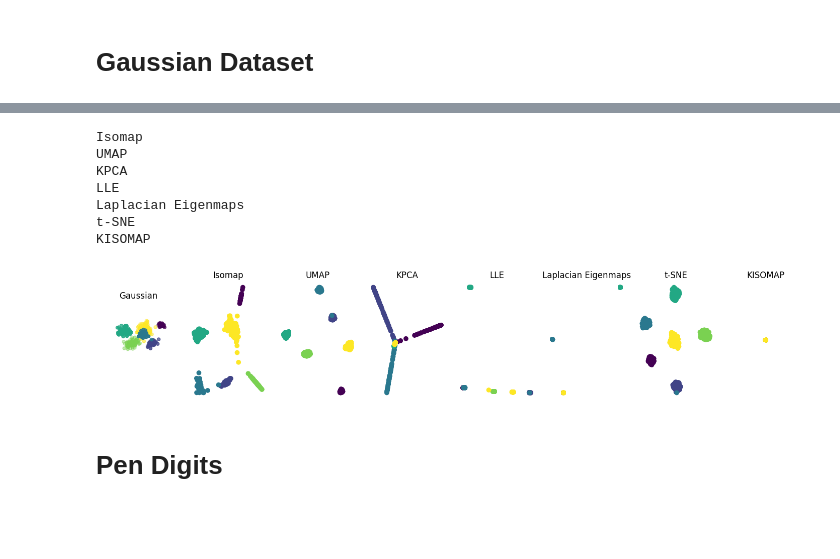
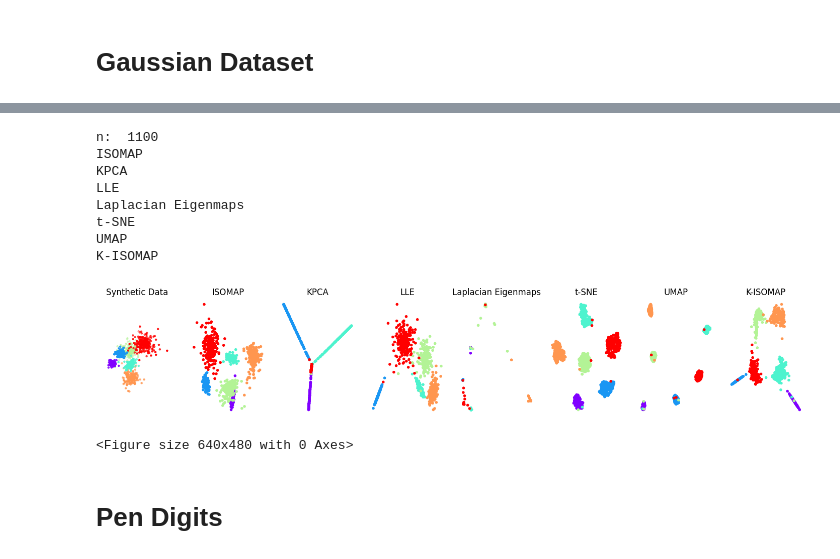
Before and after one commit to gustavochavari/curvature-based-isomap, a Jupyter notebook: experiments/other_datasets.ipynb, the cells around one changed output, grey strips where cells are left out. Saved outputs shown, nothing was run; the diff lists cells and outputs as text; code cells hidden in the pictures; blank space fills up the shorter version.

```diff
--- a/experiments/other_datasets.ipynb
+++ b/experiments/other_datasets.ipynb
@@ -100,12 +275,19 @@ KISOMAP
 # %% [markdown]
 # Gaussian Dataset
 # %%
+archetype = repliclust.Archetype(
+    min_overlap=0.00001, max_overlap=0.00005,
+    dim=3,
+    n_samples=1100,
+    distributions=[('gamma', {'shape': 1, 'scale': 2.0})]
+)
+
 # Gaussian Dataset
-archetype = repliclust.Archetype(
-                    dim=3,
-                    n_samples=500,
-                    max_overlap=0.00001, min_overlap=0.000004 ,name="oblong"
-                    )
+#archetype = repliclust.Archetype(
+#                    dim=3,
+#                    n_samples=1100,
+#                    max_overlap=0.00001, min_overlap=0.000004 ,name="oblong"
+#                    )
 X1, y1, _ = (repliclust.DataGenerator(archetype).synthesize(quiet=True))
 
 X1 = X1.astype(np.float64)
@@ -131,14 +313,3 @@ df = pd.DataFrame({
     'z': X1[:, 2],  # Third column of X1
     'label': y1     # Label data
 })
-
-# Save DataFrame to CSV
-#df.to_csv('repliclust_data.csv', index=False)
-
-print("Data saved to repliclust_data.csv")
-
-fig = plt.figure()
-ax = fig.add_subplot(111, projection='3d')
-
-# Plot points
-ax.scatter(X1.T[0], X1.T[1], X1.T[2], c=y1, marker='.')
@@ -149,15 +316,25 @@ Data saved to repliclust_data.csv
+# %%
+my_min_val = np.min(y1)
+my_max_val = np.max(y1)
+
+# Perform min-max normalization
+my_normalized_arr = (y1 - my_min_val) / (my_max_val - my_min_val)
 # %%
+color = [cm.rainbow(valor) for valor in my_normalized_arr]
+
 # Comparar e plotar os métodos de redução de dimensionalidade
-compare_and_plot_surface_reduction(X1,y1,'Gaussian')
+compare_and_plot_surface_reduction(X1,color,'Synthetic Data \n')
 # %% [output]
-Isomap
-UMAP
+n:  1100
+ISOMAP
 KPCA
 LLE
 Laplacian Eigenmaps
 t-SNE
-KISOMAP
+UMAP
+K-ISOMAP
-[figure, old version]
+[figure, new version]
+<Figure size 640x480 with 0 Axes>
 # %% [markdown]
 # Pen Digits
 # %%
```
Also changed, not shown: parts of 24 cells of this notebook, 5 other files.
